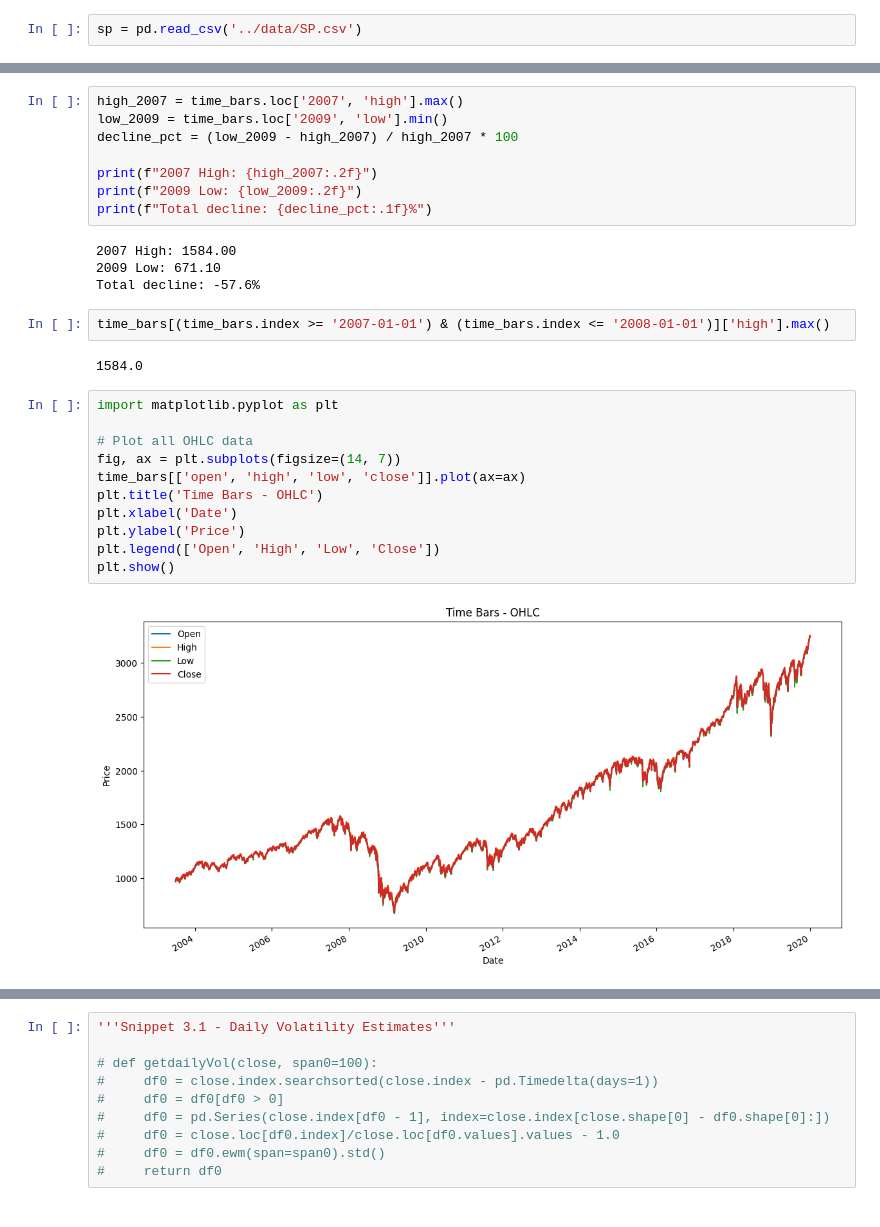
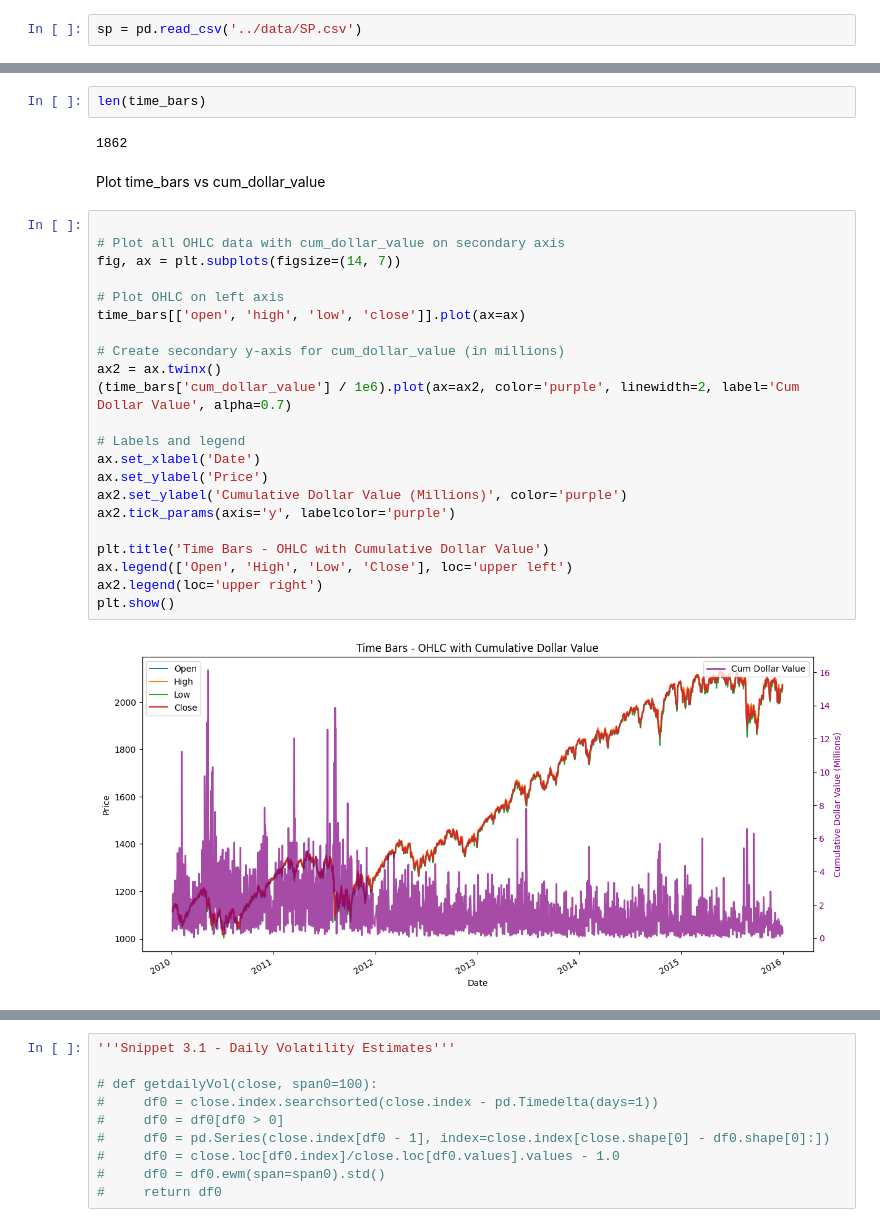
Before and after one commit to McSavage/MLFinLab, a Jupyter notebook: notebooks/FIN221_HW3_SP.ipynb, the cells around one changed output, grey strips where cells are left out. Drawn from its saved outputs; the diff is of its cells as text.

```diff
--- a/notebooks/FIN221_HW3_SP.ipynb
+++ b/notebooks/FIN221_HW3_SP.ipynb
@@ -81,29 +104,30 @@ time_bars.loc['2009-01-01':'2010-01-01', 'low'].min()
-# %%
-high_2007 = time_bars.loc['2007', 'high'].max()
-low_2009 = time_bars.loc['2009', 'low'].min()
-decline_pct = (low_2009 - high_2007) / high_2007 * 100
-
-print(f"2007 High: {high_2007:.2f}")
-print(f"2009 Low: {low_2009:.2f}")
-print(f"Total decline: {decline_pct:.1f}%")
-# %% [output]
-2007 High: 1584.00
-2009 Low: 671.10
-Total decline: -57.6%
-# %%
-time_bars[(time_bars.index >= '2007-01-01') & (time_bars.index <= '2008-01-01')]['high'].max()
-# %% [output]
-1584.0
-# %%
-import matplotlib.pyplot as plt
-
-# Plot all OHLC data
-fig, ax = plt.subplots(figsize=(14, 7))
-time_bars[['open', 'high', 'low', 'close']].plot(ax=ax)
-plt.title('Time Bars - OHLC')
-plt.xlabel('Date')
-plt.ylabel('Price')
-plt.legend(['Open', 'High', 'Low', 'Close'])
-plt.show()
-# %% [output]
-[figure, removed]
+# %%
+len(time_bars)
+# %% [output]
+1862
+# %% [markdown]
+Plot time_bars vs cum_dollar_value
+# %%
+
+# Plot all OHLC data with cum_dollar_value on secondary axis
+fig, ax = plt.subplots(figsize=(14, 7))
+
+# Plot OHLC on left axis
+time_bars[['open', 'high', 'low', 'close']].plot(ax=ax)
+
+# Create secondary y-axis for cum_dollar_value (in millions)
+ax2 = ax.twinx()
+(time_bars['cum_dollar_value'] / 1e6).plot(ax=ax2, color='purple', linewidth=2, label='Cum Dollar Value', alpha=0.7)
+
+# Labels and legend
+ax.set_xlabel('Date')
+ax.set_ylabel('Price')
+ax2.set_ylabel('Cumulative Dollar Value (Millions)', color='purple')
+ax2.tick_params(axis='y', labelcolor='purple')
+
+plt.title('Time Bars - OHLC with Cumulative Dollar Value')
+ax.legend(['Open', 'High', 'Low', 'Close'], loc='upper left')
+ax2.legend(loc='upper right')
+plt.show()
+# %% [output]
+[figure, added]
```
Also changed, not shown: parts of 33 cells of this notebook, 2 other files.
